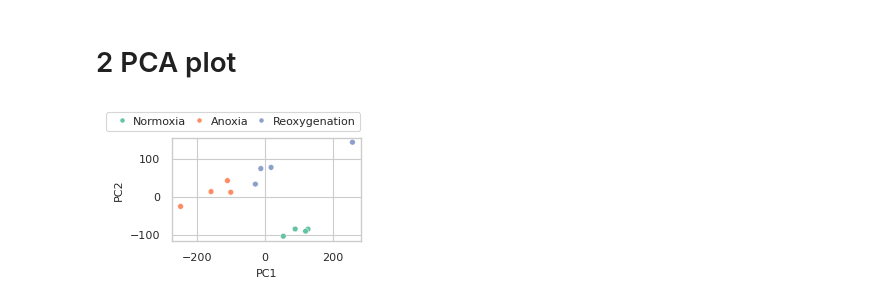
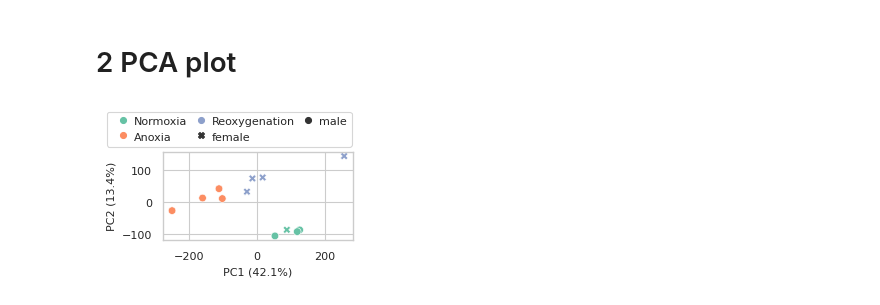
Before and after one commit to MagdalenaWinklhofer/WholeGenomeBisulphiteSequencing, a Jupyter notebook: RNAseq_pipeline/13_pca_plot_for_sample.ipynb, the cells around one changed output. Cells and saved outputs as stored; diff of their text form; code cells hidden in the pictures.

```diff
--- a/RNAseq_pipeline/13_pca_plot_for_sample.ipynb
+++ b/RNAseq_pipeline/13_pca_plot_for_sample.ipynb
@@ -11,9 +11,14 @@ import seaborn as sns
 # %%
 # Import DEG data from Rstudio output (DESeq2 analysis)
 counts = pd.read_csv('9_create_GeneCountsMatrix/gene_matrix_count.csv')
+# %%
+sex = pd.Series({'N1':'male', 'N2':'female', 'N3':'male', 'N7':'male', 'A1':'male', 'A2':'male', 'A4':'male', 'A7':'male', 'R2':'female', 'R3':'female', 'R7':'female', 'R8':'female'})
+sex_binary = pd.Series({key: 0 if value == 'M' else 1 for key, value in sex.items()})
 # %%
 # reset indx and transform
 counts = counts.set_index('Geneid').T
+counts['sex'] = sex_binary[counts.index]
+sex = sex[counts.index]
 
 # use standard Scaler from sklearn preprocessing to scale the data
 scaler = preprocessing.StandardScaler()
@@ -50,15 +74,15 @@ Index(['Reoxygenation', 'Normoxia', 'Anoxia', 'Anoxia', 'Reoxygenation',
 # %%
 # PLOT
 sns.set_theme(palette = 'Set2', style = 'whitegrid', context='paper', rc={'axes.labelsize':8, 'xtick.labelsize':8, 'ytick.labelsize':8, 'legend.fontsize':8, 'legend.title_fontsize':8})
 plt.figure(figsize=((7/2.54), (5/2.54)))
-g = sns.scatterplot(x=counts_transfomred[:,0], y=counts_transfomred[:,1], hue=colors, hue_order=['Normoxia', 'Anoxia', 'Reoxygenation'], s=17)
-sns.move_legend(g,  markerscale=0.5, loc='lower right', ncol=3, bbox_to_anchor=(1, 1.05), frameon=True, columnspacing=0.2, scatteryoffsets=[0.6], handletextpad=0.01, borderaxespad=0.1)
+g = sns.scatterplot(x=counts_transfomred[:,0], y=counts_transfomred[:,1], hue=colors, hue_order=['Normoxia', 'Anoxia', 'Reoxygenation'], s=30, style=sex.values, markers=['X', 'o'])
+sns.move_legend(g,  markerscale=0.9, loc='lower right', ncol=3, bbox_to_anchor=(1, 1.05), frameon=True, columnspacing=0.2, scatteryoffsets=[0.6], handletextpad=0.01, borderaxespad=0.1)
 
 #g.add_legend(title='', fontsize=8, loc='upper center', borderaxespad=0.1, ncol=2, bbox_to_anchor=(.33, 0.02), frameon=True)
-plt.xlabel('PC1')
-plt.ylabel('PC2')
+plt.xlabel(f'PC1 ({pca.explained_variance_ratio_[0]:.1%})')
+plt.ylabel(f'PC2 ({pca.explained_variance_ratio_[1]:.1%})')
 plt.tight_layout()
 # export
 plt.savefig('13_pca_plot_for_sample/PCA_sample_clustering_in_RNAseqData_plot.svg')
 # %% [output]
-[figure, old version]
+[figure, new version]
```
Also changed, not shown: parts of 2 cells of this notebook, 6 other files.
